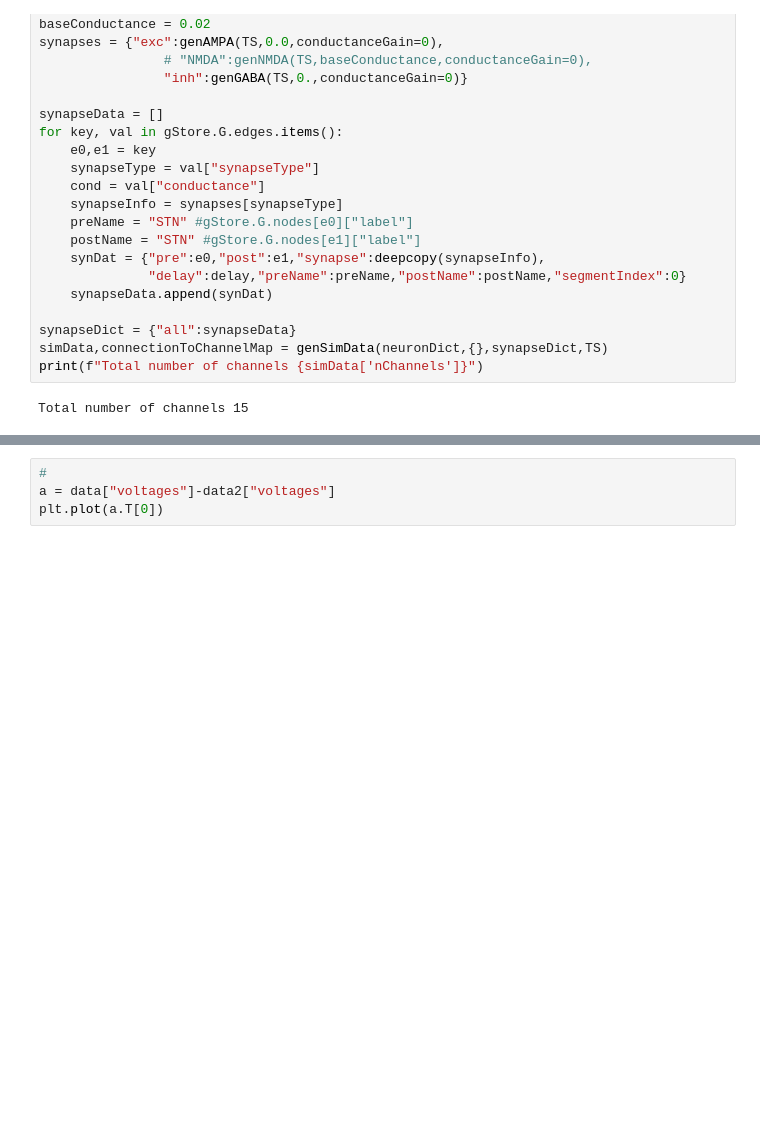
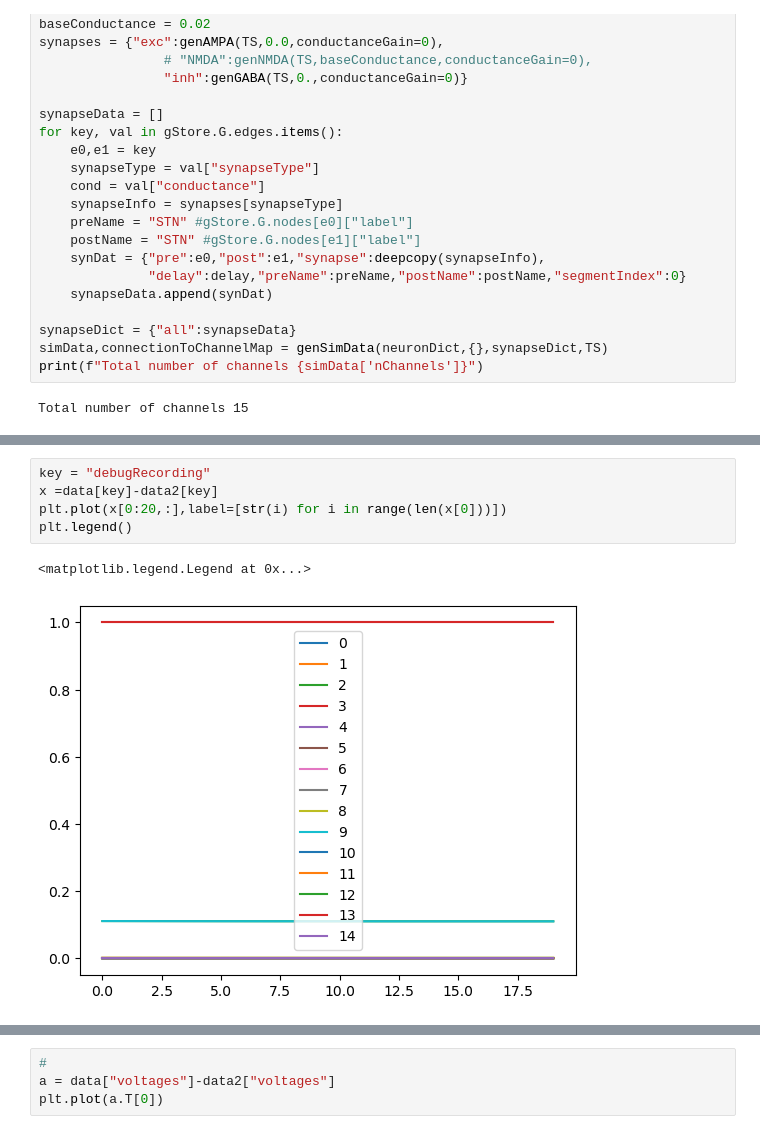
Before and after one commit to cathalmc/CBLTP_NeuroSim, a Jupyter notebook: graphCreator.ipynb, the cells around one changed output, grey strips where cells are left out. Drawn from its saved outputs; the diff is of its cells as text; blank space fills up the shorter version.

```diff
--- a/graphCreator.ipynb
+++ b/graphCreator.ipynb
@@ -251,0 +120,8 @@ overflow encountered in exp
+# %%
+key = "debugRecording"
+x =data[key]-data2[key]
+plt.plot(x[0:20,:],label=[str(i) for i in range(len(x[0]))])
+plt.legend()
+# %% [output]
+<matplotlib.legend.Legend at 0x...>
+[figure, added]
```
Also changed, not shown: parts of 7 cells of this notebook, 1 other file.
